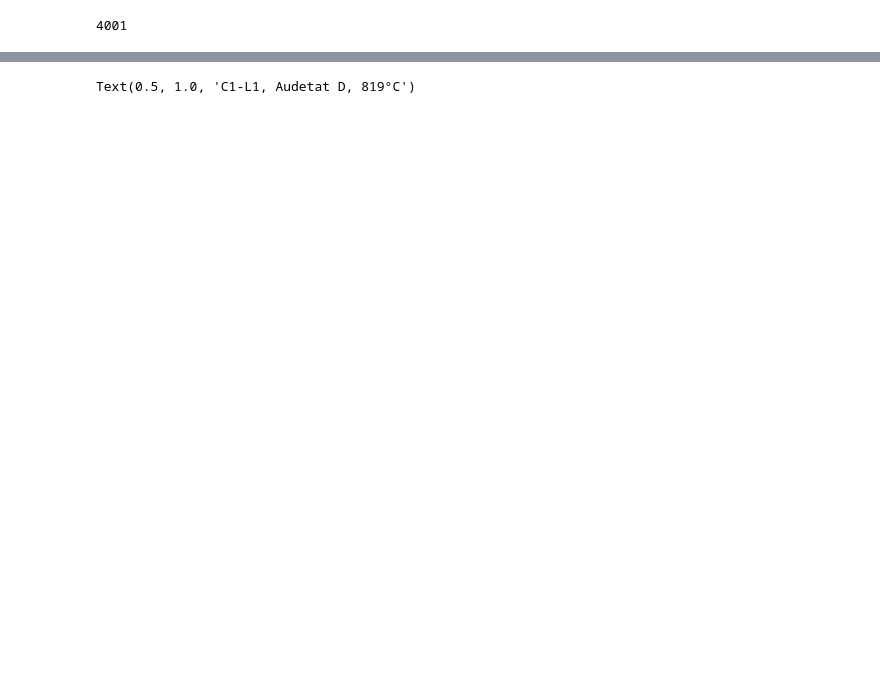
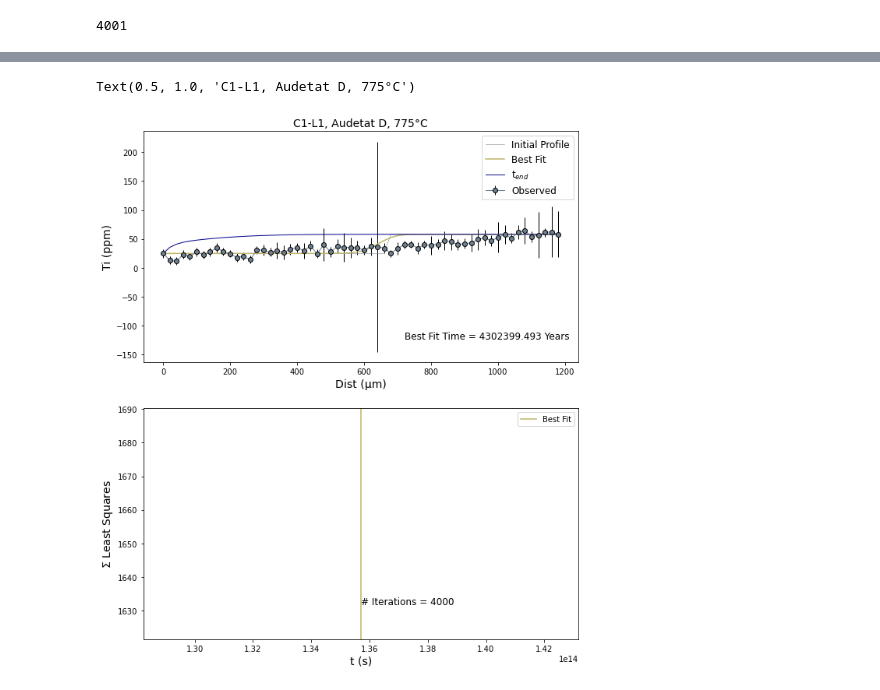
Before and after one commit to Lewisc2/QtzDiffusion, a Jupyter notebook: TiinQtz_exmpl.ipynb, the cells around one changed output, grey strips where cells are left out. Drawn from its saved outputs; the diff is of its cells as text; code cells hidden in the pictures; blank space fills up the shorter version.

```diff
--- a/TiinQtz_exmpl.ipynb
+++ b/TiinQtz_exmpl.ipynb
@@ -102,7 +104,7 @@ def time_mesh(maxtime,iterations,timeunit='years'):
     t = np.linspace(0,maxtime*step,int(iterations+1))
     return t
 # %%
-t = time_mesh(1000000,4000,'years')
+t = time_mesh(100000000,4000,'years')
 len(t)
 # %% [output]
 4001
@@ -148,7 +150,6 @@ def Tiinqtz_diffusion_1D(Ti,resolution,xth_spot,t,T,D='default',C_core='default'
     Ti = Ti.to_numpy() # Ti content for olivine
 
     L = np.linspace(0,(len(Ti)-1)*resolution,len(Ti))
-    # L = np.flip(L)
     nx = len(L)
     dx = L[1] - L[0]
     x_core = L[xth_spot]
@@ -164,15 +165,15 @@ def Tiinqtz_diffusion_1D(Ti,resolution,xth_spot,t,T,D='default',C_core='default'
     if C_core == 'default':
         C_core = Ti[xth_spot-1]
     elif C_core > 0:
-        Ti[0] = C_core
+        Ti[-1] = C_core # change to Ti[0] if rim on other side
     if C_rim == 'default':
         C_rim = Ti[xth_spot]
     elif C_rim > 0:
-        Ti[-1] = C_rim
+        Ti[0] = C_rim # change to Ti[-1] if rim on other side
 
     u_n = np.zeros(len(L))
-    u_n[:x_core_mesh] = C_core
-    u_n[x_core_mesh:] = C_rim
+    u_n[x_core_mesh:] = C_core
+    u_n[:x_core_mesh] = C_rim
 
     if D == 'default':
         Di = (10**(-11.31-((262.0*1000)/(2.303*8.3144*T))))*10e12
@@ -185,9 +186,8 @@ def Tiinqtz_diffusion_1D(Ti,resolution,xth_spot,t,T,D='default',C_core='default'
 
     for i in range(0,int(nt)):
         import time; t0 = time.perf_counter()
-        u[1:nx-1] = u_n[1:nx-1] + ((Di)*(u_n[2:nx]-u_n[1:nx-1])+Di*(u_n[2:nx]-2*u_n[1:nx-1]+u_n[0:nx-2]))*(dt/(dx**2))
-        # u[1:nx-1] = u_n[1:nx-1] + Di*dt*(((u_n[2:nx]-u_n[1:nx-1])+(u_n[2:nx]-2*u_n[1:nx-1]+u_n[0:nx-2]))/(dx**2))
-        u[0] = C_core; u[-1] = C_rim
+        u[1:nx-1] = u_n[1:nx-1] + ((Di)*(u_n[2:nx]-u_n[1:nx-1])+(Di)*(u_n[2:nx]-2*u_n[1:nx-1]+u_n[0:nx-2]))*(dt/(dx**2))
+        u[-1] = C_core; u[0] = C_rim # flip the 0 and -1 if rim on other side
         solutions[i,:] = u
         u_n[:] = u
         t1 = time.perf_counter()
@@ -198,11 +198,11 @@ def Tiinqtz_diffusion_1D(Ti,resolution,xth_spot,t,T,D='default',C_core='default'
 
     return solutions, F,Di
 # %%
-T = 819.0+273 # Temperature (K)
+T = 775.0+273 # Temperature (K)
 
-
+# def Tiinqtz_diffusion_1D(Ti,resolution,xth_spot,t,T,D='default',C_core='default',C_rim='default'):
 #%timeit solutions, F, D = Tiinqtz_diffusion_1D(Ti,6,12,t,T,D='C',C_core=55,C_rim=25)
-solutions, F, D = Tiinqtz_diffusion_1D(Ti,20,12,t,T,D='default',C_core=30,C_rim=140)
+solutions, F, D = Tiinqtz_diffusion_1D(Ti,20,34,t,T,D='default',C_core=58,C_rim=25)
 # %%
 def least_squaredresiduals(solutions,Ti):
     """
@@ -247,30 +246,31 @@ t[locbestfit]
 # %%
 fig, ax = plt.subplots(2,1, figsize=(10,12))
 
 ax[0].plot(L,u_n,'-',color='slategray',lw=0.5,label='Initial Profile')
 linestyle = {"linestyle":"-", "linewidth":1, "color":'slategray'}
-ax[0].errorbar(L,Ti,yerr=C1_L1.err,fmt='o',mfc='slategray',mec='k',ecolor='k',**linestyle,label='Observed')
+ax[0].errorbar(L,Ti,yerr=kcp.ti_err,fmt='o',mfc='slategray',mec='k',ecolor='k',**linestyle,label='Observed')
 ax[0].plot(L,solutions[locbestfit,:],'-',color='darkkhaki',lw=1.5,label='Best Fit')
 ax[0].plot(L,solutions[-1,:],'-',color='darkblue',lw=1,label='t$_{end}$')
 ax[0].text(0.6,0.1,'Best Fit Time = ' + str(round(t[locbestfit]/3.154e7,3)) + ' Years',transform=ax[0].transAxes,fontsize=12)
 
 ax[0].set_xlabel('Dist (µm)',fontsize=14)
 ax[0].set_ylabel('Ti (ppm)',fontsize=14)
 ax[0].legend(loc='best',fontsize=12)
 
 
-for i in range(0,len(summed_residuals)):
-    ax[1].plot(t,summed_residuals,color='slategray')
+# for i in range(0,len(summed_residuals)):
+#     ax[1].plot(t,summed_residuals,color='slategray')
 ax[1].plot([t[locbestfit],t[locbestfit]],[0,max(summed_residuals)+10],'-',label='Best Fit',color='darkkhaki')
 
 ax[1].set_ylim(min(summed_residuals)-2,max(summed_residuals)+2)
 ax[1].set_xlabel('t (s)',fontsize=14)
 ax[1].set_ylabel('$\Sigma$ Least Squares',fontsize=14)
 ax[1].legend(loc='best')
 ax[1].text(0.5,0.15,'# Iterations = 4000',transform=ax[1].transAxes,fontsize=12)
 
-ax[0].set_title('C1-L1, Audetat D, 819°C',fontsize=14)
+ax[0].set_title('C1-L1, Audetat D, 775°C',fontsize=14)
 
 # plt.savefig('C1-L1, Audetat D, 819',format='pdf',dpi=250)
 # %% [output]
-Text(0.5, 1.0, 'C1-L1, Audetat D, 819°C')
+Text(0.5, 1.0, 'C1-L1, Audetat D, 775°C')
+[figure, added]
```
Also changed, not shown: parts of 8 cells of this notebook.
